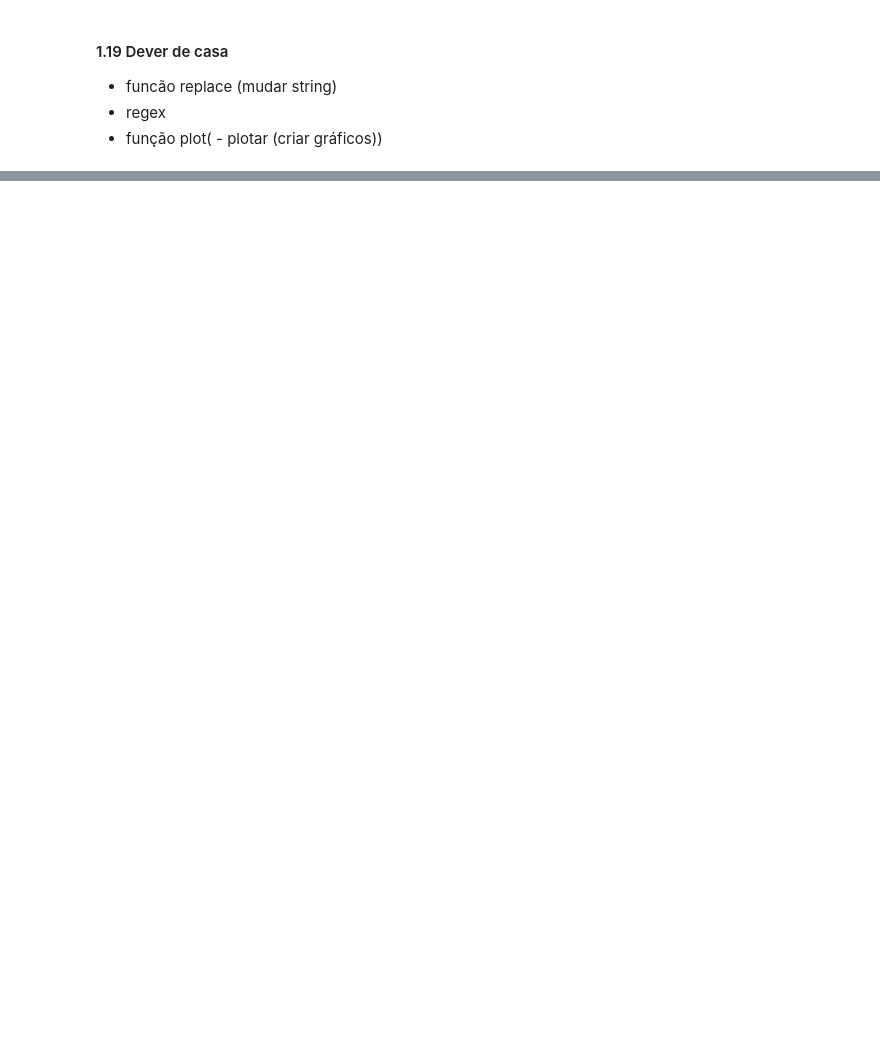
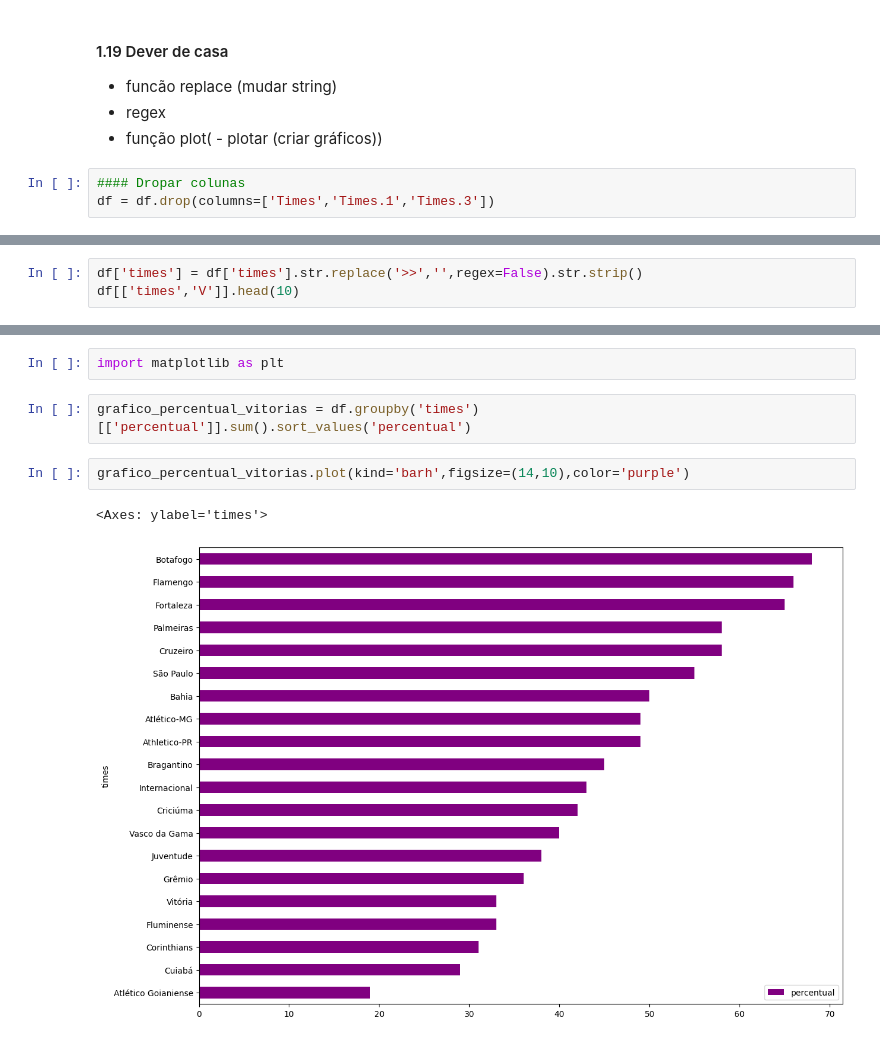
Before and after one commit to GLuizHB/Projeto_Final_Manha, a Jupyter notebook: webscraping.ipynb, the cells around one changed output, grey strips where cells are left out. Drawn from its saved outputs; the diff is of its cells as text; blank space fills up the shorter version.

```diff
--- a/webscraping.ipynb
+++ b/webscraping.ipynb
@@ -284,3 +277,6 @@ df[['time','percentual']]
 - funcão replace (mudar string)
 - regex
 - função plot( - plotar (criar gráficos))
+# %%
+#### Dropar colunas
+df = df.drop(columns=['Times','Times.1','Times.3'])
@@ -286,0 +337,3 @@ df[['time','percentual']]
+# %%
+df['times'] = df['times'].str.replace('>>','',regex=False).str.strip()
+df[['times','V']].head(10)
@@ -286,0 +398,9 @@ df[['time','percentual']]
+# %%
+import matplotlib as plt
+# %%
+grafico_percentual_vitorias = df.groupby('times')[['percentual']].sum().sort_values('percentual')
+# %%
+grafico_percentual_vitorias.plot(kind='barh',figsize=(14,10),color='purple')
+# %% [output]
+<Axes: ylabel='times'>
+[figure, added]
```
Also changed, not shown: parts of 18 cells of this notebook.
